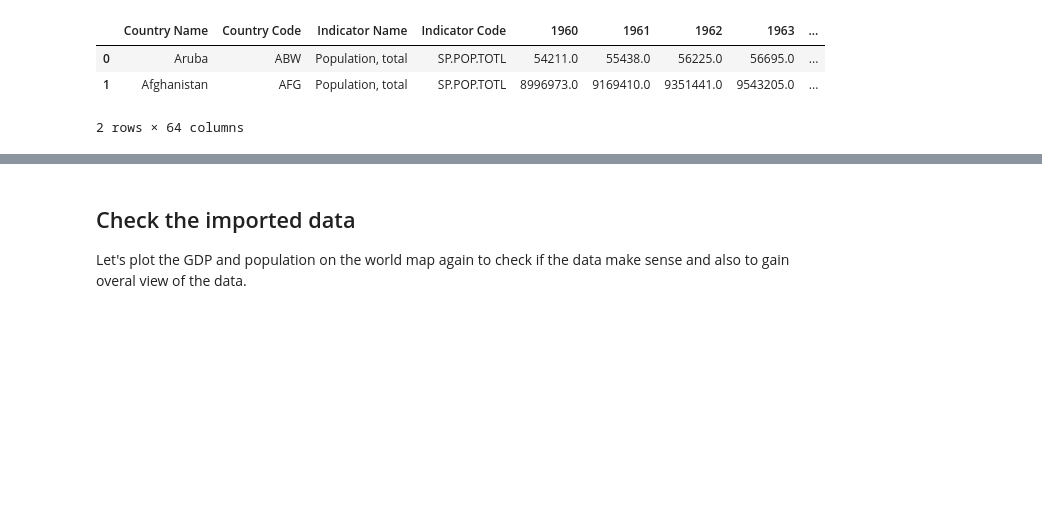
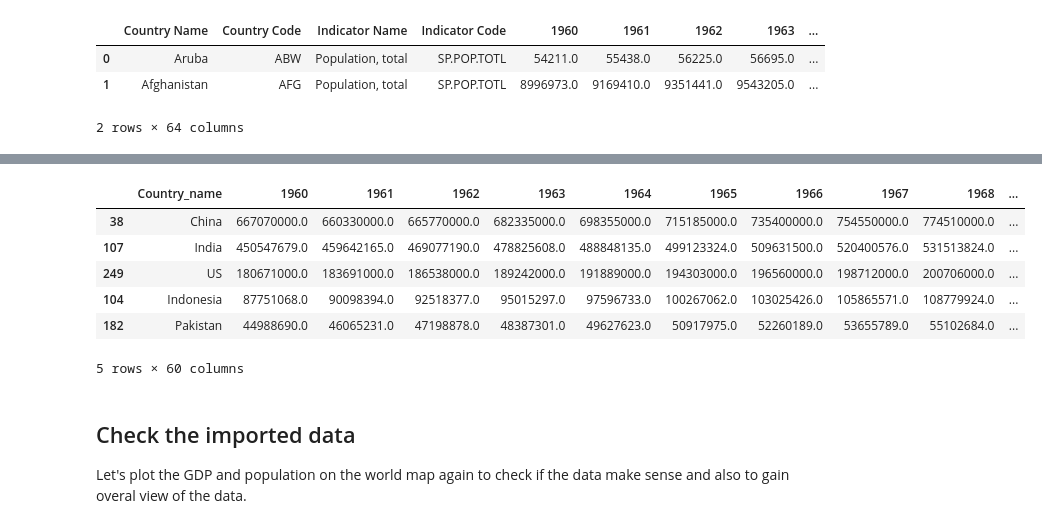
Before and after one commit to longluu/Covid19-EDA-visualization, a Jupyter notebook: EDA_global.ipynb, the cells around one changed output, grey strips where cells are left out. Drawn from its saved outputs; the diff is of its cells as text; code cells hidden in the pictures; blank space fills up the shorter version.

```diff
--- a/EDA_global.ipynb
+++ b/EDA_global.ipynb
@@ -347,3 +431,13 @@ population.rename(columns={'Country Name': 'Country_name', 'Country Code': 'Coun
+# %%
+population.sort_values(by='2018', ascending=False).head(5)
+# %% [output]
+|  | Country_name | 1960 | 1961 | 1962 | 1963 | 1964 | 1965 | 1966 | 1967 | 1968 | ... |
+| 38 | China | 667070000.0 | 660330000.0 | 665770000.0 | 682335000.0 | 698355000.0 | 715185000.0 | 735400000.0 | 754550000.0 | 774510000.0 | ... |
+| 107 | India | 450547679.0 | 459642165.0 | 469077190.0 | 478825608.0 | 488848135.0 | 499123324.0 | 509631500.0 | 520400576.0 | 531513824.0 | ... |
+| 249 | US | 180671000.0 | 183691000.0 | 186538000.0 | 189242000.0 | 191889000.0 | 194303000.0 | 196560000.0 | 198712000.0 | 200706000.0 | ... |
+| 104 | Indonesia | 87751068.0 | 90098394.0 | 92518377.0 | 95015297.0 | 97596733.0 | 100267062.0 | 103025426.0 | 105865571.0 | 108779924.0 | ... |
+| 182 | Pakistan | 44988690.0 | 46065231.0 | 47198878.0 | 48387301.0 | 49627623.0 | 50917975.0 | 52260189.0 | 53655789.0 | 55102684.0 | ... |
+5 rows × 60 columns
 # %% [markdown]
 ## Check the imported data
 Let's plot the GDP and population on the world map again to check if the data make sense and also to gain overal view of the data.
```
Also changed, not shown: parts of 8 cells of this notebook.
